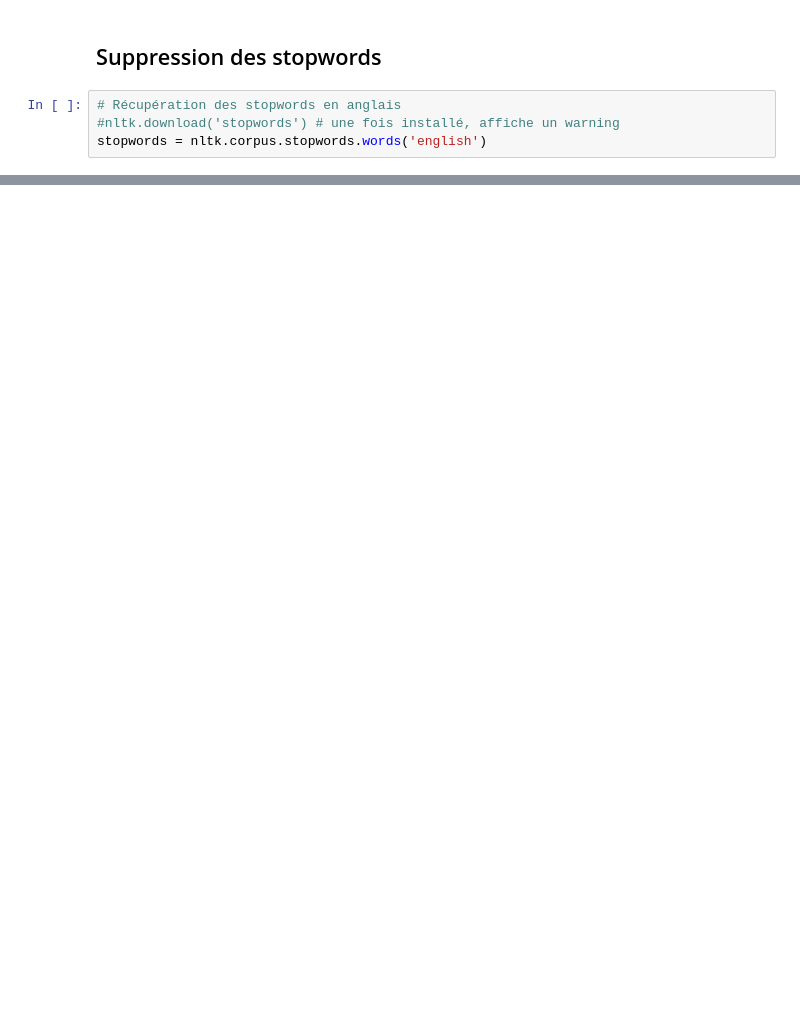
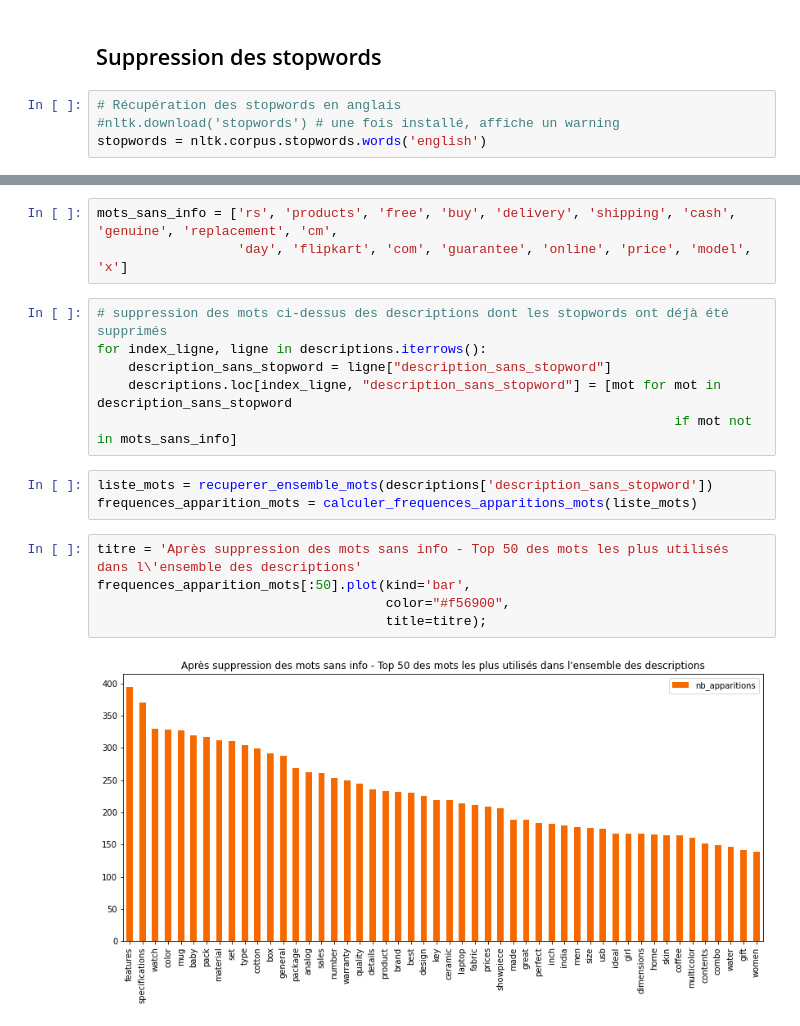
Before and after one commit to sebastienbourgeois/oc-p6-classifier-biens-consommation, a Jupyter notebook: P6_01_notebook.ipynb, the cells around one changed output, grey strips where cells are left out. Saved outputs shown, nothing was run; the diff lists cells and outputs as text; blank space fills up the shorter version.

```diff
--- a/P6_01_notebook.ipynb
+++ b/P6_01_notebook.ipynb
@@ -295,0 +312,19 @@ descriptions['description_tokenisee'][2]
+# %%
+mots_sans_info = ['rs', 'products', 'free', 'buy', 'delivery', 'shipping', 'cash', 'genuine', 'replacement', 'cm',
+                  'day', 'flipkart', 'com', 'guarantee', 'online', 'price', 'model', 'x']
+# %%
+# suppression des mots ci-dessus des descriptions dont les stopwords ont déjà été supprimés
+for index_ligne, ligne in descriptions.iterrows():
+    description_sans_stopword = ligne["description_sans_stopword"]
+    descriptions.loc[index_ligne, "description_sans_stopword"] = [mot for mot in description_sans_stopword
+                                                                          if mot not in mots_sans_info]
+# %%
+liste_mots = recuperer_ensemble_mots(descriptions['description_sans_stopword'])
+frequences_apparition_mots = calculer_frequences_apparitions_mots(liste_mots)
+# %%
+titre = 'Après suppression des mots sans info - Top 50 des mots les plus utilisés dans l\'ensemble des descriptions'
+frequences_apparition_mots[:50].plot(kind='bar',
+                                     color="#f56900",
+                                     title=titre);
+# %% [output]
+[figure, added]
```
Also changed, not shown: parts of 24 cells of this notebook.
